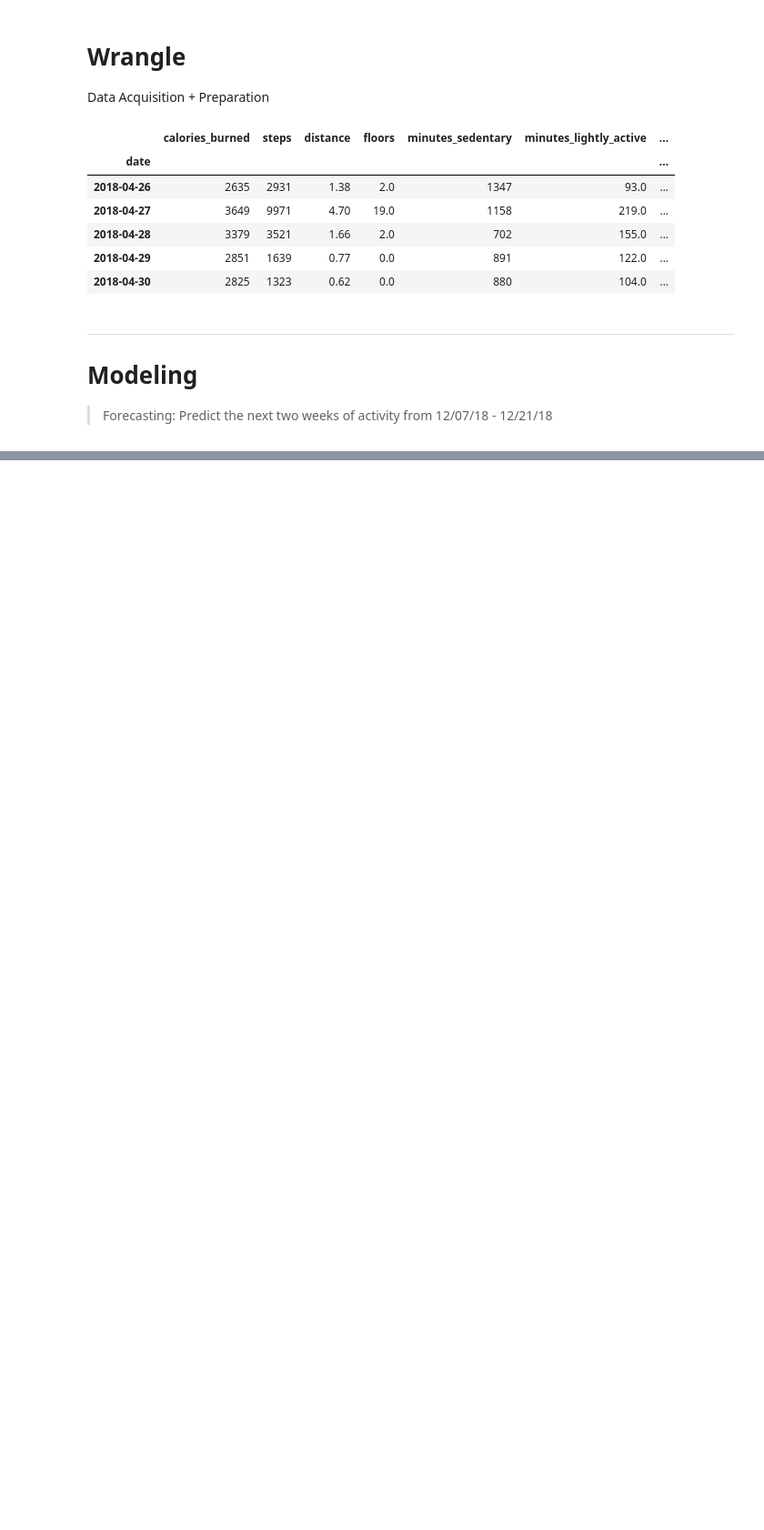
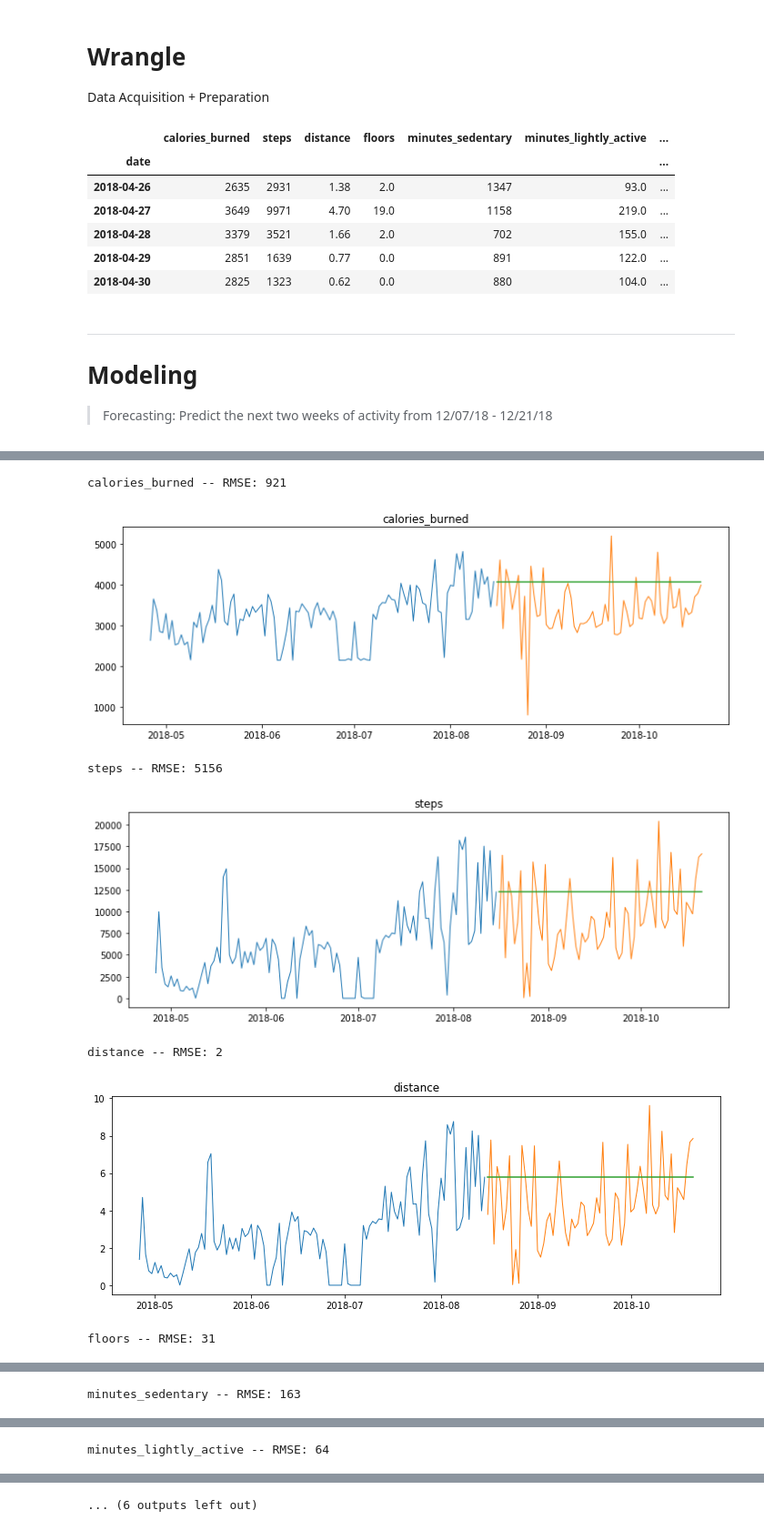
Before and after one commit to Brandon-Martinez27/fitbit_time_series_forecasting, a Jupyter notebook: model.ipynb, the cells around one changed output, grey strips where cells are left out. Shown at 91% size. Saved outputs shown, nothing was run; the diff lists cells and outputs as text; code cells hidden in the pictures; blank space fills up the shorter version.

```diff
--- a/model.ipynb
+++ b/model.ipynb
@@ -48,0 +61,9 @@ train, validate, test = split_fitbit(df)
+# %%
+d = {}
+for col in train.columns:
+    if type(col) == 'int':
+        d[col] = train[col][-1:][0]
+        print(col)
+    else:
+        d[col] = round(train[col][-1:][0],2)
+        print(col)
@@ -48,0 +92,9 @@ train, validate, test = split_fitbit(df)
+# %%
+#calories_burned = train['calories_burned'][-1:][0]
+#steps = train['steps'][-1:][0]
+#dollars = round(train['dollars_sold'][-1:][0],2)
+
+yhat_df = pd.DataFrame(d,
+                       index = validate.index)
+
+yhat_df.head(2)
@@ -48,0 +106,11 @@ train, validate, test = split_fitbit(df)
+# %%
+for col in train.columns:
+    plot_and_eval(train, validate, yhat_df, col)
+# %% [output]
+calories_burned -- RMSE: 921
+[figure, added]
+steps -- RMSE: 5156
+[figure, added]
+distance -- RMSE: 2
+[figure, added]
+floors -- RMSE: 31
@@ -48,0 +118 @@ train, validate, test = split_fitbit(df)
+minutes_sedentary -- RMSE: 163
@@ -48,0 +120 @@ train, validate, test = split_fitbit(df)
+minutes_lightly_active -- RMSE: 64
@@ -48,0 +122 @@ train, validate, test = split_fitbit(df)
+... (6 outputs left out)
```
Also changed, not shown: parts of 9 cells of this notebook, 1 other file.
